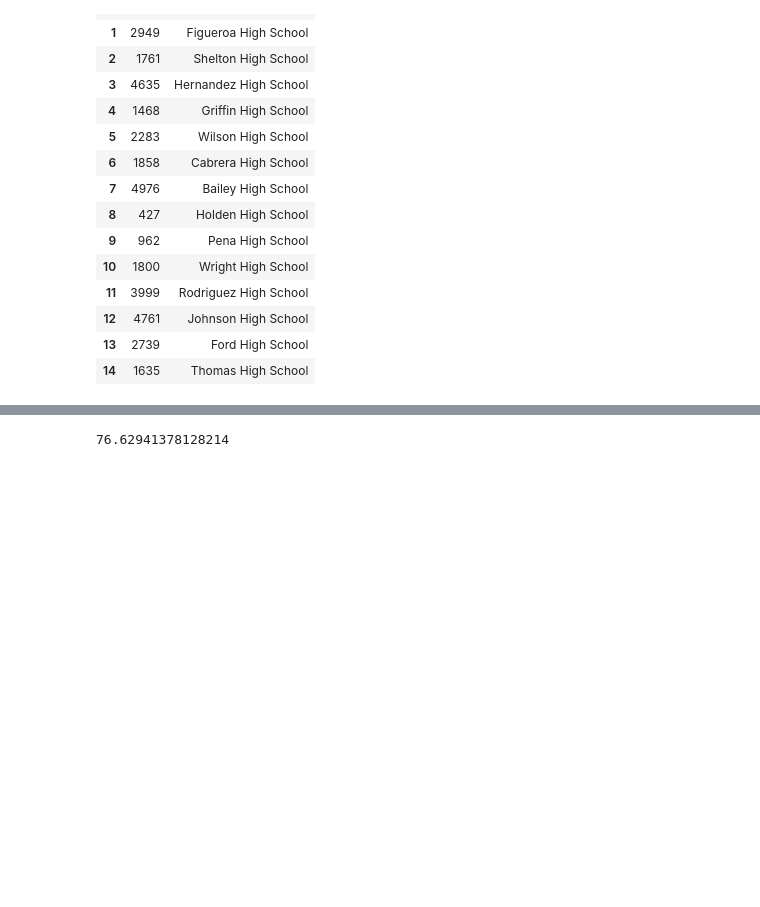
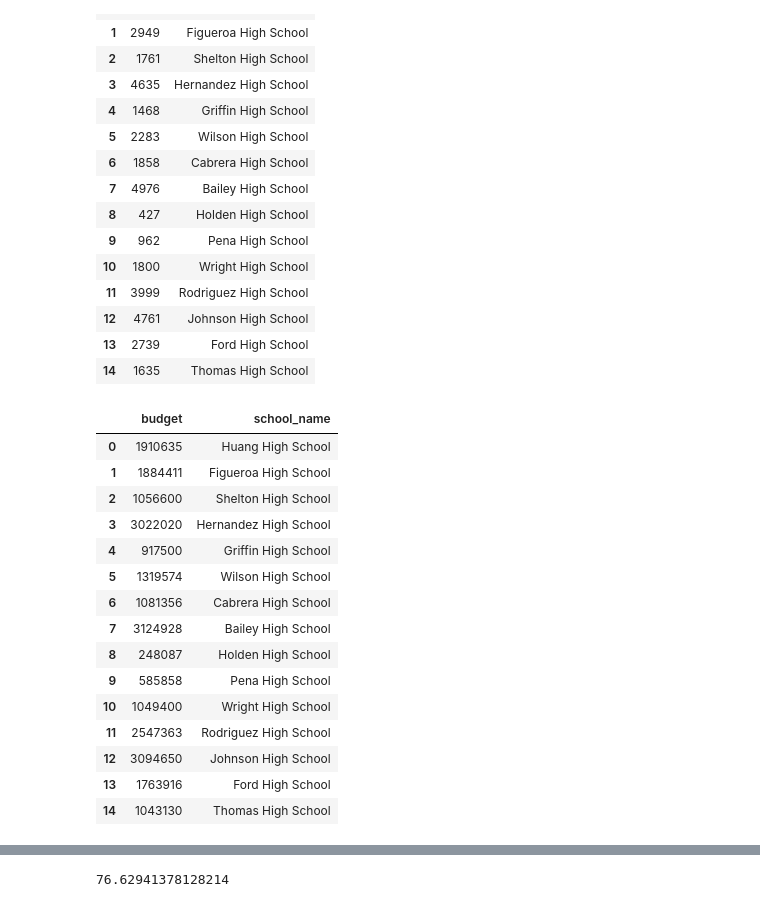
Before and after one commit to Cookees81/pandas-challenge, a Jupyter notebook: PyCitySchools/School Summary.ipynb, the cells around one changed output, grey strips where cells are left out. Cells and saved outputs as stored; diff of their text form; code cells hidden in the pictures; blank space fills up the shorter version.

```diff
--- a/PyCitySchools/School Summary.ipynb
+++ b/PyCitySchools/School Summary.ipynb
@@ -79,4 +79,24 @@ per_school_counts
 | 12 | 4761 | Johnson High School |
 | 13 | 2739 | Ford High School |
 | 14 | 1635 | Thomas High School |
+# %%
+per_school_budget = pd.DataFrame(school_data, columns=["budget","school_name"])
+per_school_budget
+# %% [output]
+|  | budget | school_name |
+| 0 | 1910635 | Huang High School |
+| 1 | 1884411 | Figueroa High School |
+| 2 | 1056600 | Shelton High School |
+| 3 | 3022020 | Hernandez High School |
+| 4 | 917500 | Griffin High School |
+| 5 | 1319574 | Wilson High School |
+| 6 | 1081356 | Cabrera High School |
+| 7 | 3124928 | Bailey High School |
+| 8 | 248087 | Holden High School |
+| 9 | 585858 | Pena High School |
+| 10 | 1049400 | Wright High School |
+| 11 | 2547363 | Rodriguez High School |
+| 12 | 3094650 | Johnson High School |
+| 13 | 1763916 | Ford High School |
+| 14 | 1043130 | Thomas High School |
 # %%
```
Also changed, not shown: parts of 4 cells of this notebook.
